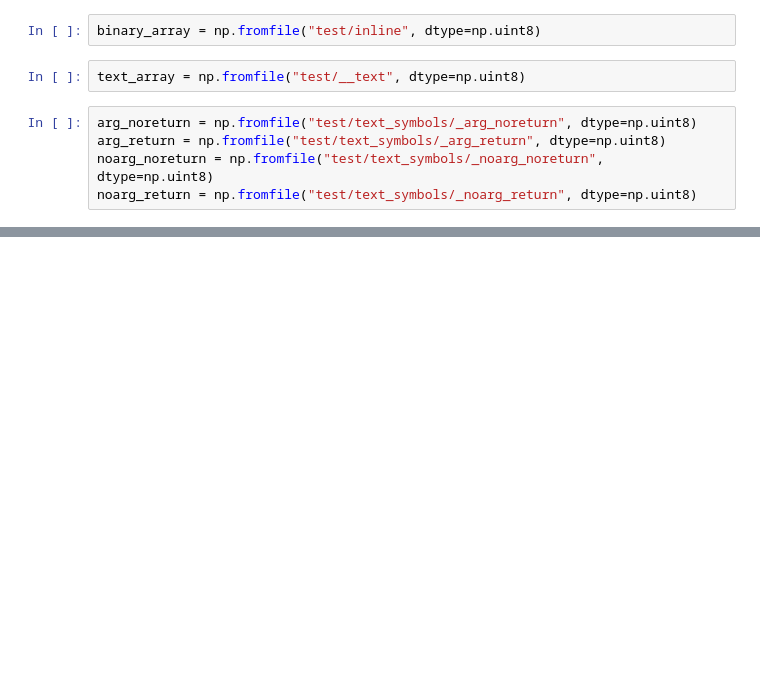
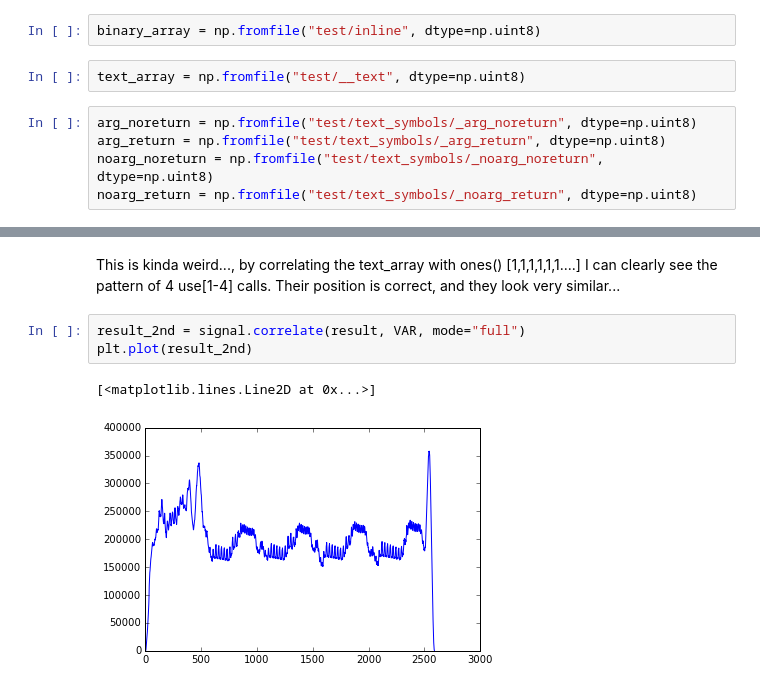
Before and after one commit to bahusvel/InlineScope, a Jupyter notebook: exploration.ipynb, the cells around one changed output, grey strips where cells are left out. Saved outputs shown, nothing was run; the diff lists cells and outputs as text; blank space fills up the shorter version.

Commit message:
Patter revealed, however matching still problematic

```diff
--- a/exploration.ipynb
+++ b/exploration.ipynb
@@ -51,0 +41,8 @@ plt.plot(result[result.size//2:])
+# %% [markdown]
+This is kinda weird..., by correlating the text_array with ones() [1,1,1,1,1,1....] I can clearly see the pattern of 4 use[1-4] calls. Their position is correct, and they look very similar...
+# %%
+result_2nd = signal.correlate(result, VAR, mode="full")
+plt.plot(result_2nd)
+# %% [output]
+[<matplotlib.lines.Line2D at 0x...>]
+[figure, added]
```
Also changed, not shown: parts of 8 cells of this notebook, 2 other files.
